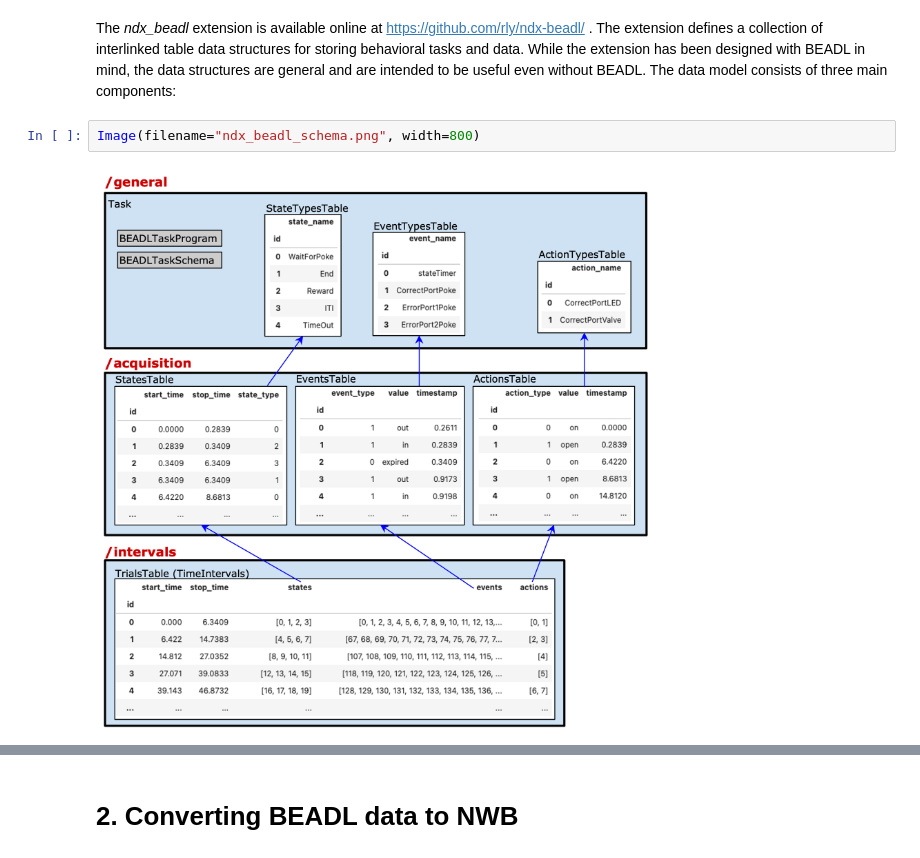
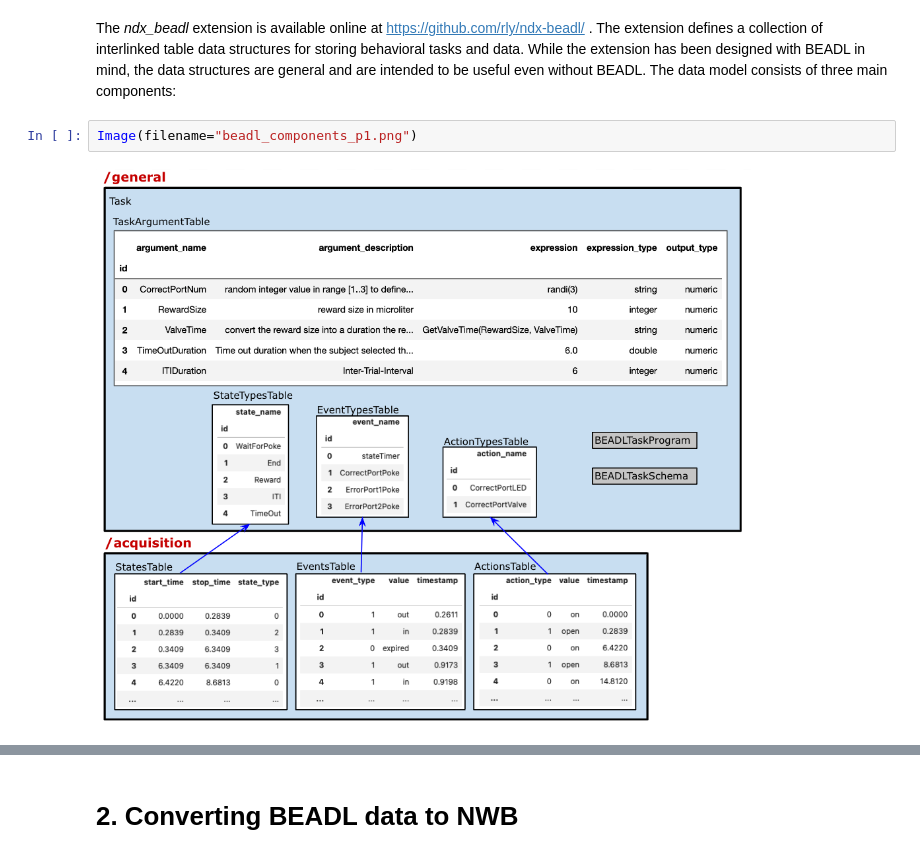
Before and after one commit to rly/ndx-structured-behavior, a Jupyter notebook: docs/tutorial_nwb_userdays_2022/beadl_example_nwb_userdays_2022.ipynb, the cells around one changed output, grey strips where cells are left out. Drawn from its saved outputs; the diff is of its cells as text.

Commit message:
diagrams

```diff
--- a/docs/tutorial_nwb_userdays_2022/beadl_example_nwb_userdays_2022.ipynb
+++ b/docs/tutorial_nwb_userdays_2022/beadl_example_nwb_userdays_2022.ipynb
@@ -32,6 +32,6 @@ if os.path.exists(nwb_filepath):
 # %% [markdown]
 The *ndx_beadl* extension is available online at https://github.com/rly/ndx-beadl/ . The extension defines a collection of interlinked table data structures for storing behavioral tasks and data. While the extension has been designed with BEADL in mind, the data structures are general and are intended to be useful even without BEADL. The data model consists of three main components:
 # %%
-Image(filename="ndx_beadl_schema.png", width=800)
+Image(filename="beadl_components_p1.png")
 # %% [output]
-[figure, old version]
+[figure, new version]
```
Also changed, not shown: parts of 2 cells of this notebook, 5 other files.
